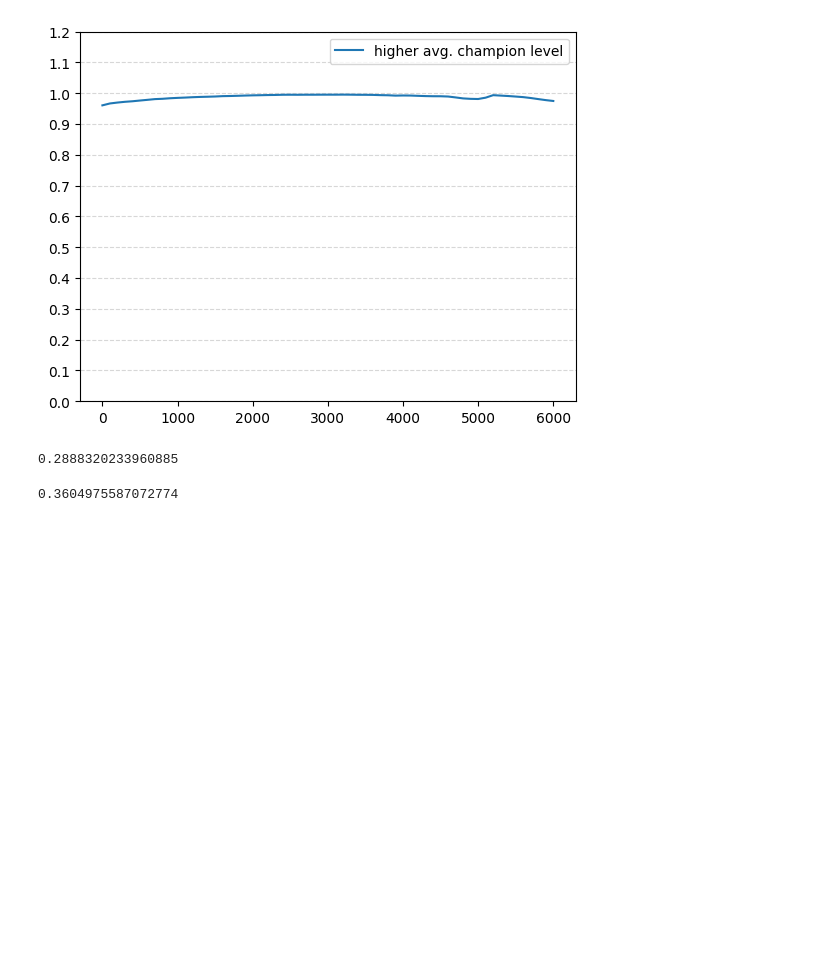
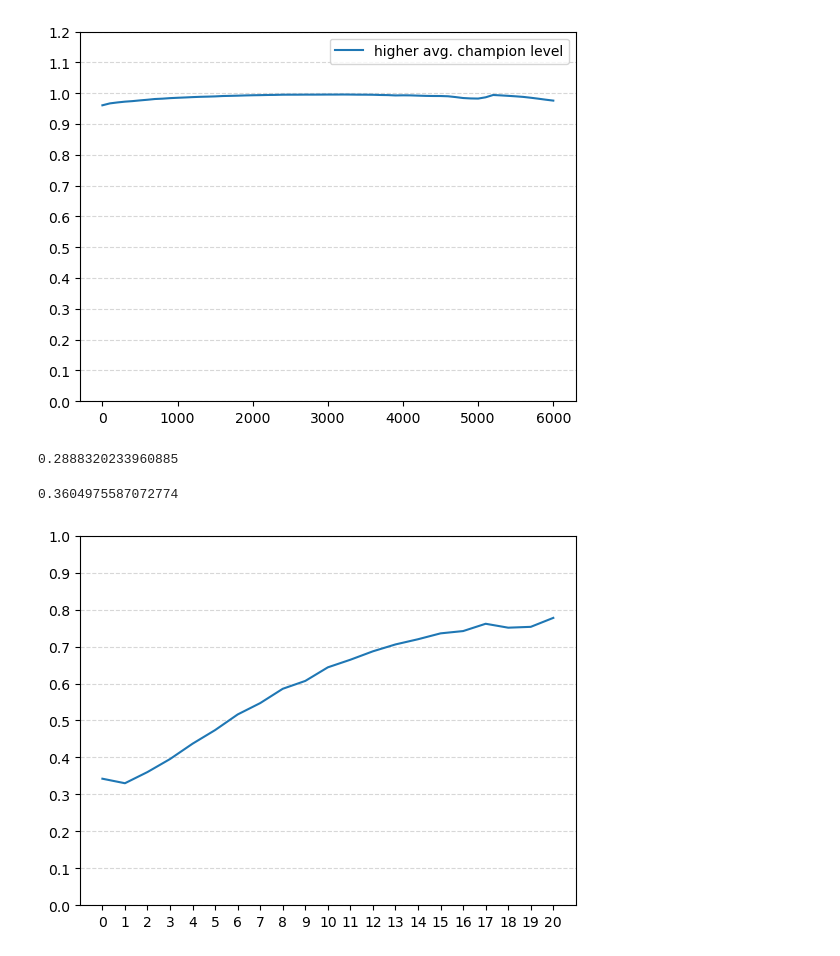
Before and after one commit to gespel/RiftCrawler, a Jupyter notebook: main.ipynb, the cells around one changed output. Drawn from its saved outputs; the diff is of its cells as text; code cells hidden in the pictures; blank space fills up the shorter version.

```diff
--- a/main.ipynb
+++ b/main.ipynb
@@ -130,9 +129,14 @@ print(get_percentage_of_surrendered_games(games))
 0.2888320233960885
 # %%
 print(get_winratio_for_nr_kills(games, 2))
-kills = [i for i in range(0, 20)]
+kills = [i for i in range(0, 21)]
 winratio = [get_winratio_for_nr_kills(games, k) for k in kills]
+plt.yticks([i/10 for i in range(0, 13)])
+plt.xticks(kills)
+plt.ylim(0, 1)
+plt.grid(axis="y", linestyle="--", alpha=0.5)
 plt.plot(kills, winratio)
 plt.show()
 # %% [output]
 0.3604975587072774
+[figure, added]
```
Also changed, not shown: parts of 3 cells of this notebook, 1 other file.
